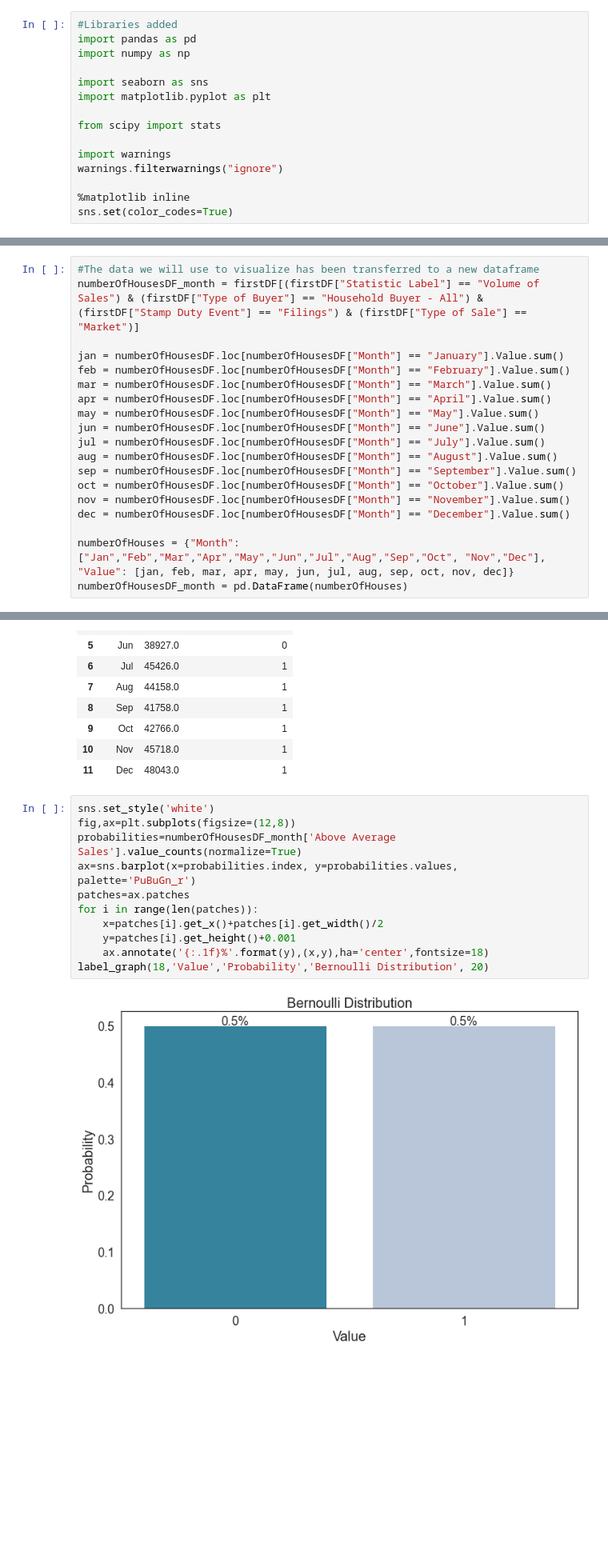
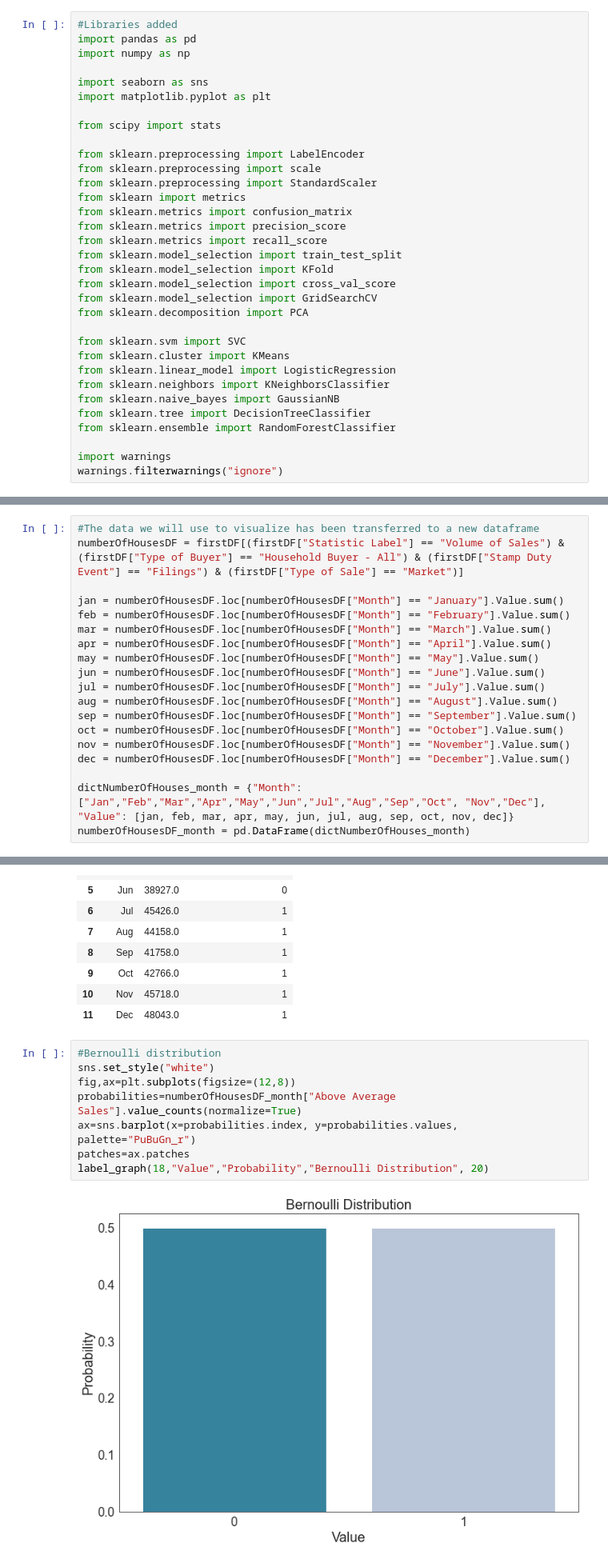
Before and after one commit to batucimenn/residentialDwellingPropertyTransactions, a Jupyter notebook: project.ipynb, the cells around one changed output, grey strips where cells are left out. Shown at 80% size. Cells and saved outputs as stored; diff of their text form; blank space fills up the shorter version.

```diff
--- a/project.ipynb
+++ b/project.ipynb
@@ -8,11 +8,29 @@ import matplotlib.pyplot as plt
 
 from scipy import stats
 
+from sklearn.preprocessing import LabelEncoder
+from sklearn.preprocessing import scale
+from sklearn.preprocessing import StandardScaler
+from sklearn import metrics
+from sklearn.metrics import confusion_matrix
+from sklearn.metrics import precision_score
+from sklearn.metrics import recall_score
+from sklearn.model_selection import train_test_split
+from sklearn.model_selection import KFold
+from sklearn.model_selection import cross_val_score
+from sklearn.model_selection import GridSearchCV
+from sklearn.decomposition import PCA
+
+from sklearn.svm import SVC
+from sklearn.cluster import KMeans
+from sklearn.linear_model import LogisticRegression
+from sklearn.neighbors import KNeighborsClassifier
+from sklearn.naive_bayes import GaussianNB
+from sklearn.tree import DecisionTreeClassifier
+from sklearn.ensemble import RandomForestClassifier
+
 import warnings
 warnings.filterwarnings("ignore")
-
-%matplotlib inline
-sns.set(color_codes=True)
 # %%
 #The functions we will use in the future have been defined
 def label_graph(ticksfont, x_label, y_label, title_label, fontsize):
@@ -315,7 +333,7 @@ The highest number of housing sales were realized in 2023 as 50025
 The lowest number of housing sales were realized in 2011 as 16811
 # %%
 #The data we will use to visualize has been transferred to a new dataframe
-numberOfHousesDF_month = firstDF[(firstDF["Statistic Label"] == "Volume of Sales") & (firstDF["Type of Buyer"] == "Household Buyer - All") & (firstDF["Stamp Duty Event"] == "Filings") & (firstDF["Type of Sale"] == "Market")]
+numberOfHousesDF = firstDF[(firstDF["Statistic Label"] == "Volume of Sales") & (firstDF["Type of Buyer"] == "Household Buyer - All") & (firstDF["Stamp Duty Event"] == "Filings") & (firstDF["Type of Sale"] == "Market")]
 
 jan = numberOfHousesDF.loc[numberOfHousesDF["Month"] == "January"].Value.sum()
 feb = numberOfHousesDF.loc[numberOfHousesDF["Month"] == "February"].Value.sum()
@@ -330,8 +348,8 @@ oct = numberOfHousesDF.loc[numberOfHousesDF["Month"] == "October"].Value.sum()
 nov = numberOfHousesDF.loc[numberOfHousesDF["Month"] == "November"].Value.sum()
 dec = numberOfHousesDF.loc[numberOfHousesDF["Month"] == "December"].Value.sum()
 
-numberOfHouses = {"Month": ["Jan","Feb","Mar","Apr","May","Jun","Jul","Aug","Sep","Oct", "Nov","Dec"], "Value": [jan, feb, mar, apr, may, jun, jul, aug, sep, oct, nov, dec]}
-numberOfHousesDF_month = pd.DataFrame(numberOfHouses)
+dictNumberOfHouses_month = {"Month": ["Jan","Feb","Mar","Apr","May","Jun","Jul","Aug","Sep","Oct", "Nov","Dec"], "Value": [jan, feb, mar, apr, may, jun, jul, aug, sep, oct, nov, dec]}
+numberOfHousesDF_month = pd.DataFrame(dictNumberOfHouses_month)
 # %%
 #Pie visualization was done
 fig, ax = plt.subplots()
@@ -488,16 +423,13 @@ numberOfHousesDF_month
 | 10 | Nov | 45718.0 | 1 |
 | 11 | Dec | 48043.0 | 1 |
 # %%
-sns.set_style('white')
+#Bernoulli distribution
+sns.set_style("white")
 fig,ax=plt.subplots(figsize=(12,8))
-probabilities=numberOfHousesDF_month['Above Average Sales'].value_counts(normalize=True)
-ax=sns.barplot(x=probabilities.index, y=probabilities.values, palette='PuBuGn_r')
+probabilities=numberOfHousesDF_month["Above Average Sales"].value_counts(normalize=True)
+ax=sns.barplot(x=probabilities.index, y=probabilities.values, palette="PuBuGn_r")
 patches=ax.patches
-for i in range(len(patches)):
-    x=patches[i].get_x()+patches[i].get_width()/2
-    y=patches[i].get_height()+0.001
-    ax.annotate('{:.1f}%'.format(y),(x,y),ha='center',fontsize=18)
-label_graph(18,'Value','Probability','Bernoulli Distribution', 20)
+label_graph(18,"Value","Probability","Bernoulli Distribution", 20)
 # %% [output]
-[figure, old version]
+[figure, new version]
 # %%
```
Also changed, not shown: parts of 49 cells of this notebook.
